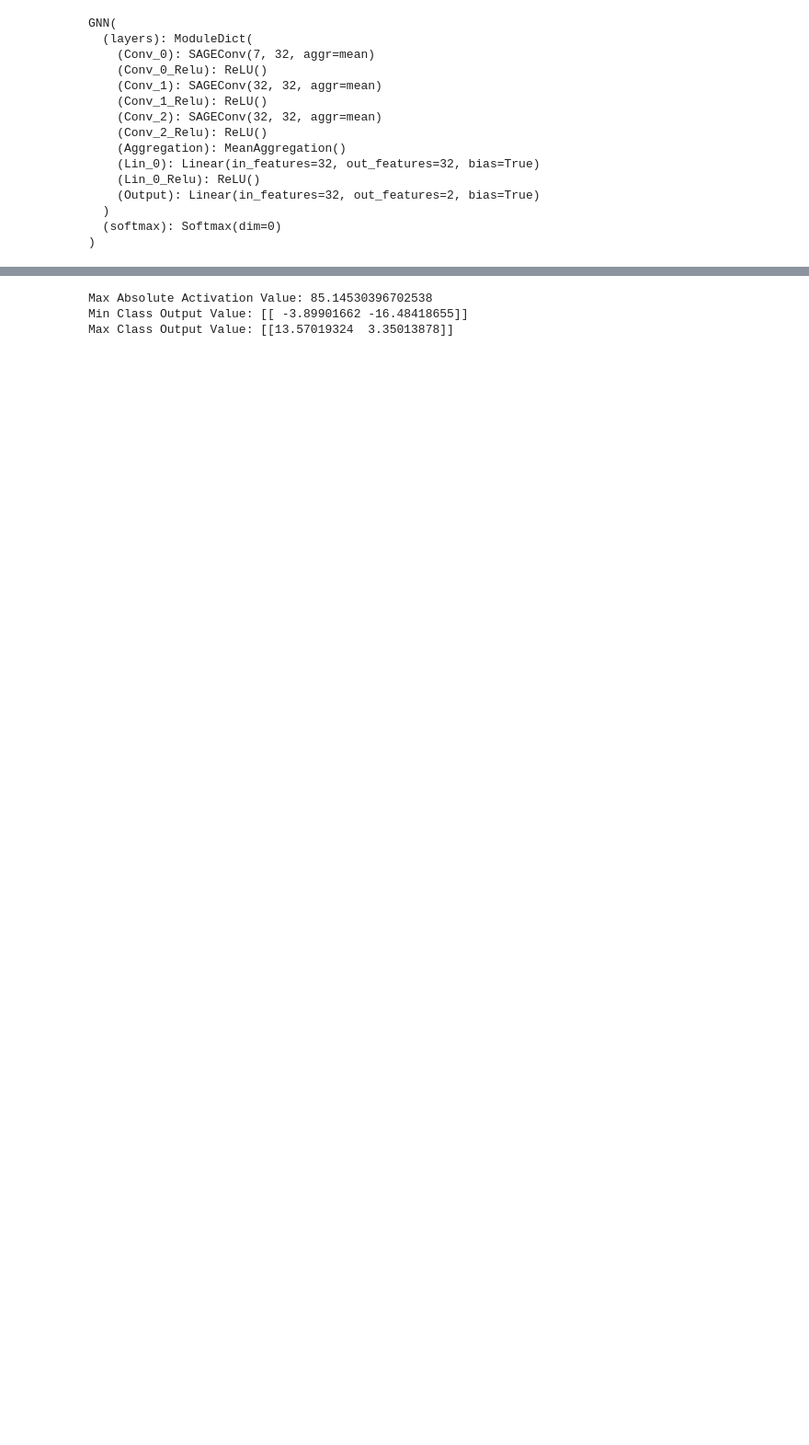
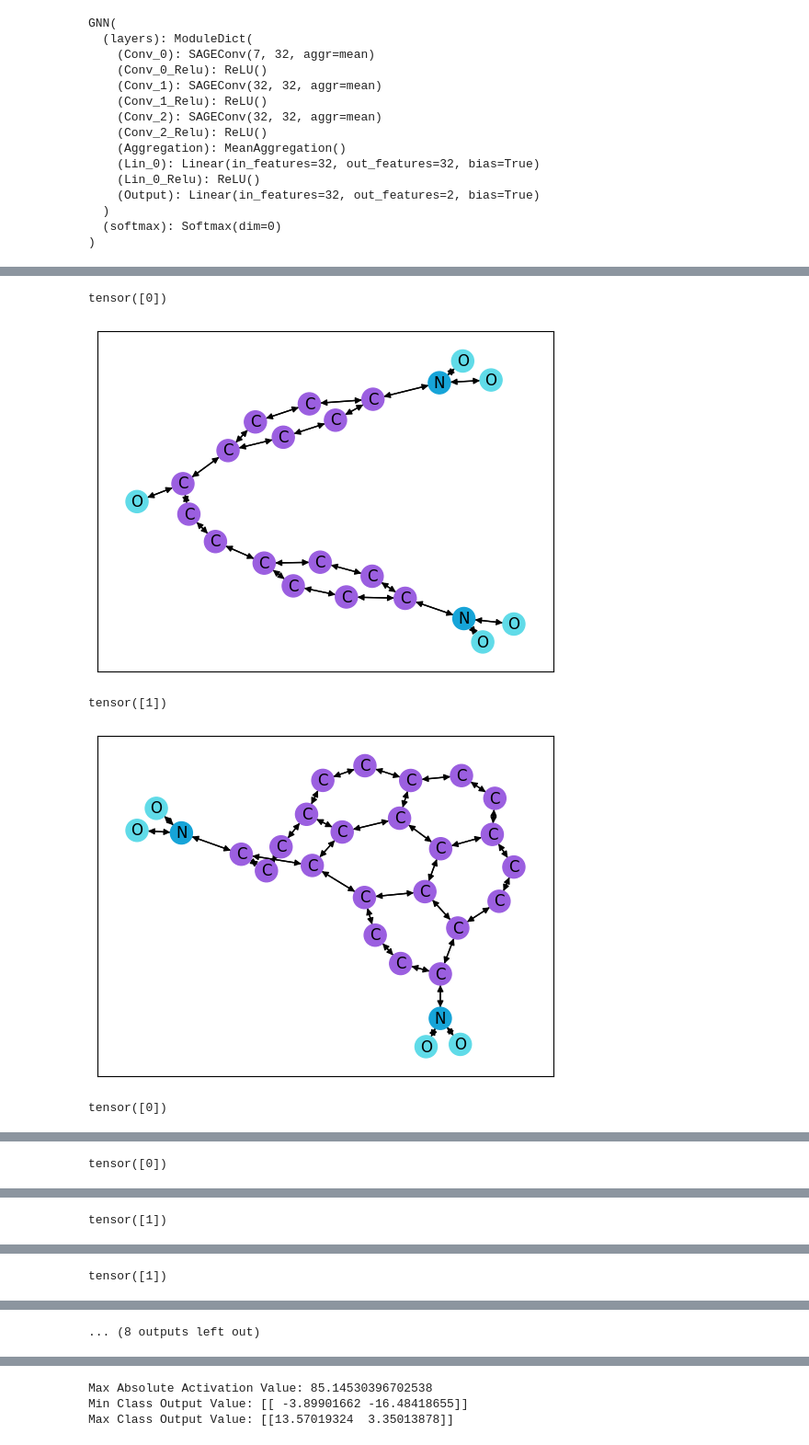
Before and after one commit to blake-gaines/MIPExplainer, a Jupyter notebook: visualize.ipynb, the cells around one changed output, grey strips where cells are left out. Shown at 92% size. Drawn from its saved outputs; the diff is of its cells as text; code cells hidden in the pictures; blank space fills up the shorter version.

```diff
--- a/visualize.ipynb
+++ b/visualize.ipynb
@@ -114,7 +118,13 @@ NN output given explanation [-1.12759933  0.87132562]
 # %%
 plt.close()
 # %%
-# for data in dataset[-10:]:
-#     print(data.y)
-#     fig, ax = draw_graph(to_dense_adj(data.edge_index)[0].detach().numpy(), data.x.detach().numpy(), label_dict=(atom_indices if molecules else None), color_dict=(atom_colors if molecules else None))
-#     plt.show()
+for data in dataset[-10:]:
+    print(data.y)
+    fig, ax = draw_graph(to_dense_adj(data.edge_index)[0].detach().numpy(), data.x.detach().numpy(), color_dict=(atom_colors if molecules else None), label_dict=(atom_indices if molecules else None))
+    plt.show()
+# %% [output]
+tensor([0])
+[figure, added]
+tensor([1])
+[figure, added]
+tensor([0])
@@ -120,0 +132 @@ plt.close()
+tensor([0])
@@ -120,0 +134 @@ plt.close()
+tensor([1])
@@ -120,0 +136 @@ plt.close()
+tensor([1])
@@ -121,3 +138,4 @@ plt.close()
+... (8 outputs left out)
 # %%
 from gnn import GNN
 class WrappedGNN(torch.nn.Module):
```
Also changed, not shown: parts of 12 cells of this notebook, 6 other files.
